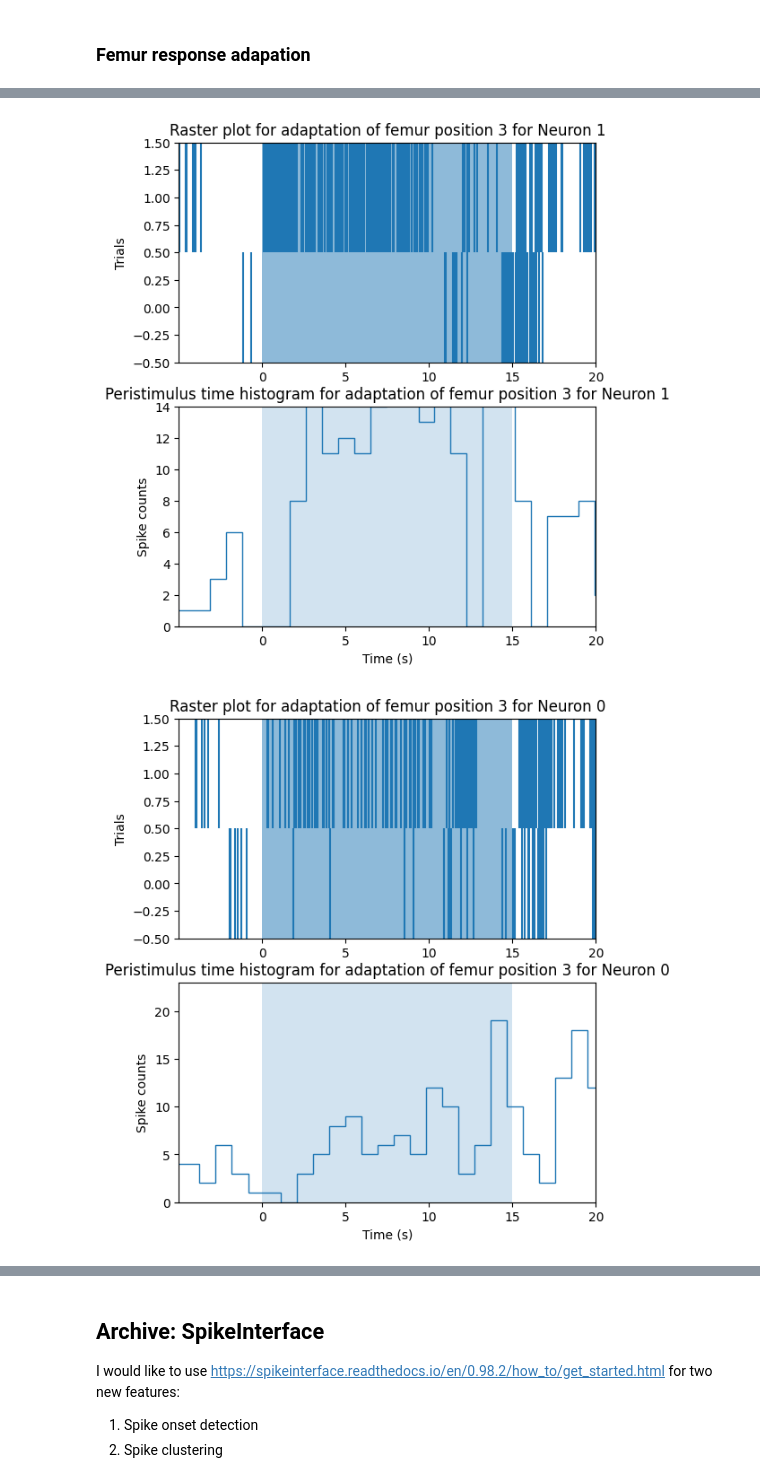
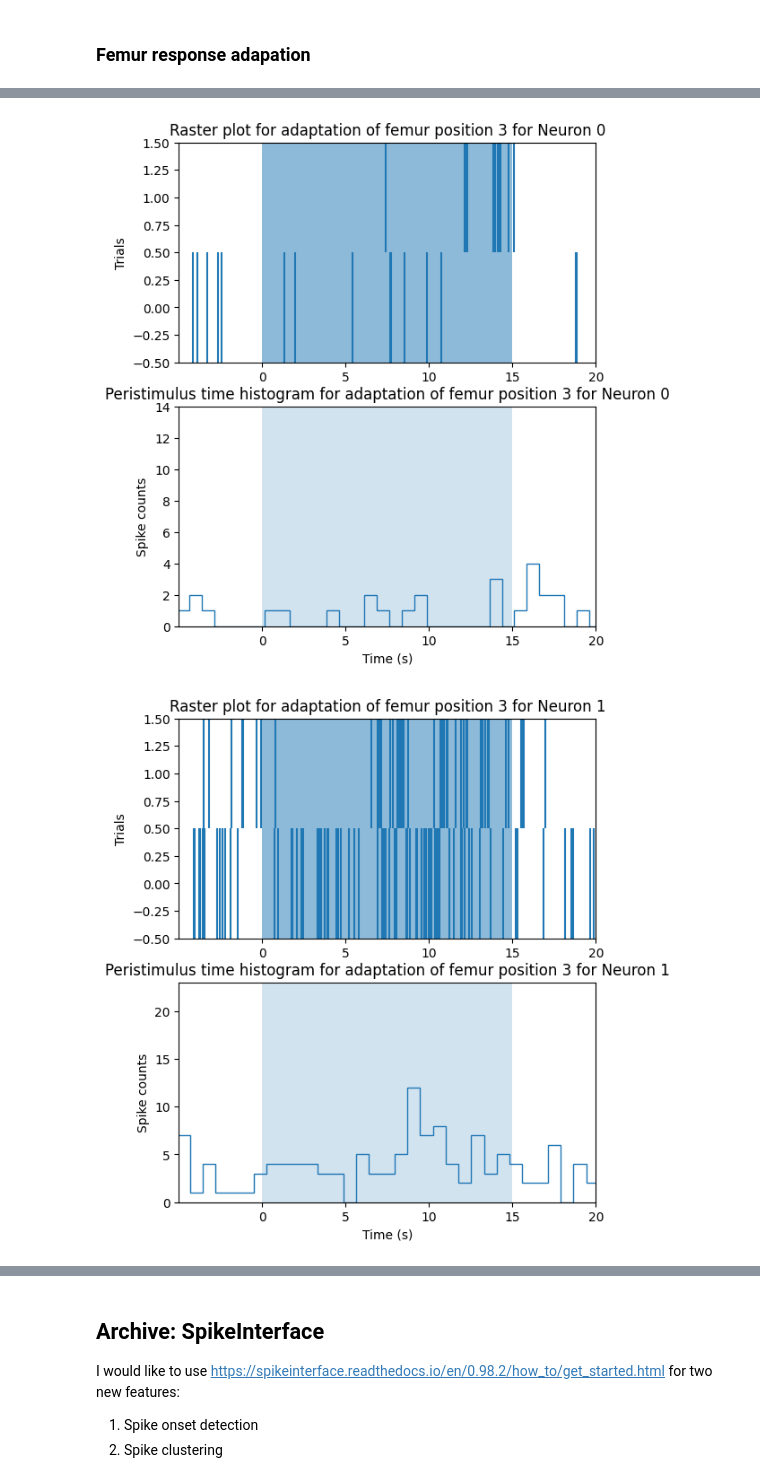
Before and after one commit to adishreeg/bi162-final-project, a Jupyter notebook: code/TouchStimulation.ipynb, the cells around one changed output, grey strips where cells are left out. Drawn from its saved outputs; the diff is of its cells as text; code cells hidden in the pictures.

```diff
--- a/code/TouchStimulation.ipynb
+++ b/code/TouchStimulation.ipynb
@@ -62,7 +62,7 @@ key=[sweepperiod_s] value=[1]
 # %% [markdown]
 # Simple clustering method
 # %%
-def cluster(filename, ch_no, n_clusters, boundary=11, threshold=10):
+def cluster(filename, ch_no, n_clusters, boundary=10):
     def localize(t, ch):
         t_max = np.argmax(ch[t:t+500])
         # Shift window at edges
@@ -80,7 +80,7 @@ def cluster(filename, ch_no, n_clusters, boundary=11, threshold=10):
     bp_filter = signal.butter(10, [300, 3000], 'bandpass', fs=10000, output='sos')
     filtered = signal.sosfilt(bp_filter, ch_1)
     # Spike detection using threshold
-    #threshold = np.median(abs(filtered)) * 5 / 0.6745 # Quian Quiroga et al. (2004)
+    threshold = np.median(abs(filtered)) * 5 / 0.6745 # Quian Quiroga et al. (2004)
     spike_windows = [t for t in range(0, len(ch_1), 500) if sum(ch_1[t:t+500] > threshold)]
     # Align using maximum (reasonable since we are using sufficiently high sampling rate)
     aligned_spikes = [localize(t, ch_1) for t in spike_windows]
@@ -302,7 +279,7 @@ trial_times = {
 
 }
 # %%
-for cluster in [[1,2,3]]:
+for cluster1 in [[1,2,3]]:
     colors = [(i * 0.1, i * 0, i * 0.2) for i in range(10)] # list(mcolors.TABLEAU_COLORS.keys())
     fig, ax = plt.subplots(2, figsize=(6, 7))
 
@@ -313,7 +290,7 @@ for cluster in [[1,2,3]]:
         for j, t_s in enumerate(trial_times[loc]):
             times = [t - (t_s[0] * 10000) + 2000 for i, [t, s]
                      in enumerate(aligned_spikes[loc])
-                      if spike_clusters[loc][i] in cluster]
+                      if spike_clusters[loc][i] in cluster1]
             ax[0].scatter(times, [j] * len(times), color=colors[5 if j > 1 else 0])
             if j > 1: times_med.extend(times)
             else: times_low.extend(times)
@@ -339,15 +316,15 @@ for cluster in [[1,2,3]]:
     x = [0, 5000]
     y1 = [0, 0]
     ax[0].fill_between(x, y1, 8, alpha=0.2); ax[1].fill_between(x, y1, 6, alpha=0.2)
-    ax[0].set_title(f'Raster plot for femur positions 1-5 for Neuron {cluster}')
+    ax[0].set_title(f'Raster plot for femur positions 1-5 for Neuron {cluster1}')
     ax[0].set_ylabel('Trials'); ax[1].set_ylabel('Spike counts')
-    ax[1].set_title(f'Peristimulus time histogram for femur positions 1-5 for Neuron {cluster}')
+    ax[1].set_title(f'Peristimulus time histogram for femur positions 1-5 for Neuron {cluster1}')
     plt.show()
 
     plt.plot([x for x in range(1, 2)], density)
     plt.xlabel('Femur position')
     plt.ylabel('Spike counts in stim period')
-    plt.title(f'Tuning curve for Neuron {cluster}')
+    plt.title(f'Tuning curve for Neuron {cluster1}')
     plt.show()
 # %% [output]
 [figure]
@@ -356,5 +333,5 @@ for cluster in [[1,2,3]]:
 ### Femur response adapation
 # %%
 adaptation_3 = '../final_data/day3/20231127-140628.dat'
-aligned_spikes, spike_clusters = cluster(adaptation_3, 1, 2)
+aligned_spikes, spike_clusters = cluster(adaptation_3, 1, 6)
 # %% [output]
@@ -375,28 +363,28 @@ key=[sweepperiod_s] value=[1]
 # %%
-for CLUSTER in [0,1]:
+for CLUSTER in [0,1,2,3,4,5,6]:
     fig, axs = plt.subplots(2, figsize=(6, 7))
     axs[0].eventplot(
         [[x[0] - t_s * 10000 for i, x in enumerate(aligned_spikes) if spike_clusters[i] == CLUSTER] for t_s in [7, 35]])
     axs[0].set_xlim([-50000, 20 * 10000])
     ts = [0, 5, 10, 15, 20]
     axs[0].set_xticks([t * 10000 for t in ts], ts)
     # axs[0].set_xlabel('Time (s)')
     axs[0].set_ylabel('Trials')
     x = [0, 150000]
     y1 = [-.5, -0.5]
     axs[0].fill_between(x, y1, 1.5, alpha=0.5); axs[1].fill_between(x, y1, 23 if CLUSTER else 14, alpha=0.2)
     axs[0].set_ylim([-0.5, 1.5])
-    axs[0].set_title(f'Raster plot for adaptation of femur position 3 for Neuron {1 - CLUSTER}')
+    axs[0].set_title(f'Raster plot for adaptation of femur position 3 for Neuron {CLUSTER}')
 
     times = [x[0] - t_s * 10000 for i, x in enumerate(aligned_spikes) if spike_clusters[i] == CLUSTER for t_s in [8, 33]]
     axs[1].hist(times, bins=100, histtype='step')
     axs[1].set_ylabel('Spike counts')
-    axs[1].set_title(f'Peristimulus time histogram for adaptation of femur position 3 for Neuron {1 - CLUSTER}')
+    axs[1].set_title(f'Peristimulus time histogram for adaptation of femur position 3 for Neuron {CLUSTER}')
     axs[1].set_xticks([t * 10000 for t in ts], ts)
     axs[1].set_xlabel('Time (s)')
     axs[1].set_xlim([-50000, 20 * 10000])
     axs[1].set_ylim([0, 23 if CLUSTER else 14])
     plt.show()
 # %% [output]
-[figure, old version]
+[figure, new version]
-[figure, old version]
+[figure, new version]
```
Also changed, not shown: parts of 7 cells of this notebook.
